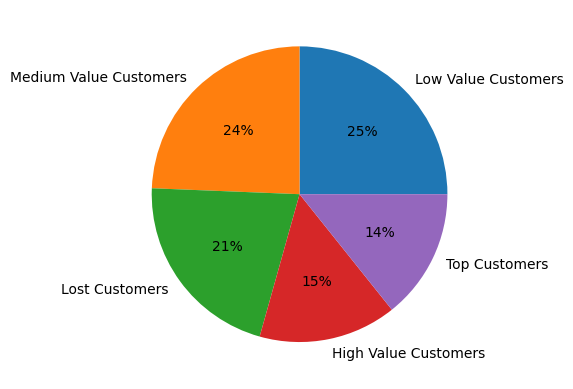
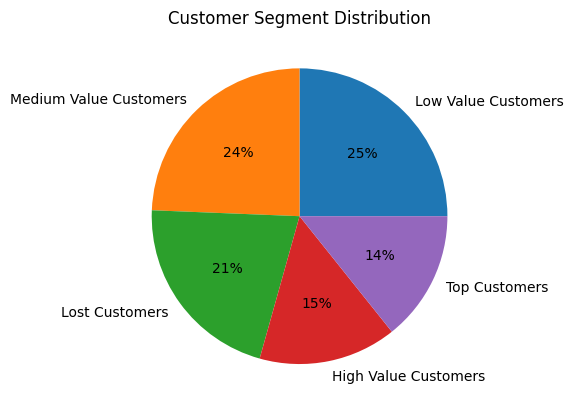
Unified diff of the notebook cell whose output changed from the first chart to the second:
--- before
+++ after
@@ -1,2 +1,3 @@
 plt.pie(rfm_df["Customer Segment"].value_counts(), labels = rfm_df["Customer Segment"].value_counts().index,autopct='%.0f%%')
+plt.title("Customer Segment Distribution")
 plt.savefig('Images/CustomerSegments.png')

Commit: Add files via upload